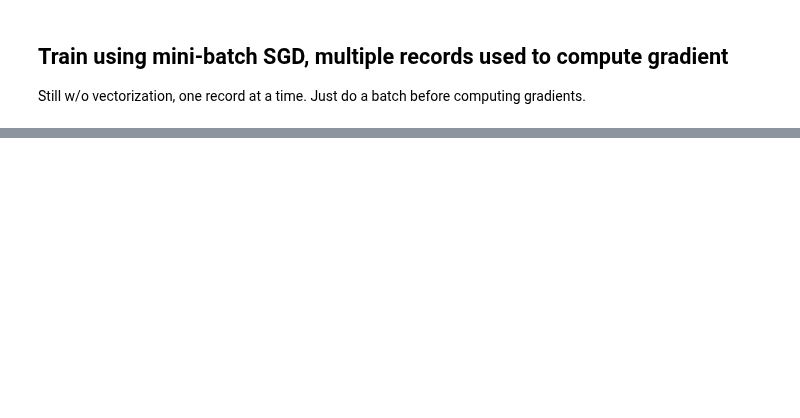
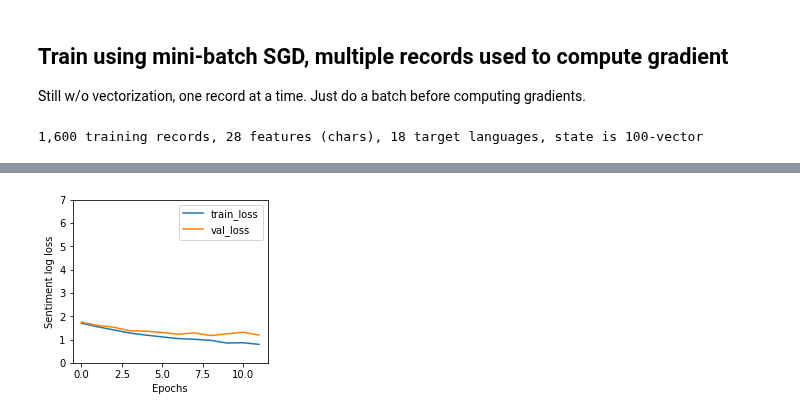
Before and after one commit to parrt/playdl, a Jupyter notebook: notebooks/RNN-lastname-simple.ipynb, the cells around one changed output, grey strips where cells are left out. Drawn from its saved outputs; the diff is of its cells as text; code cells hidden in the pictures; blank space fills up the shorter version.

Commit message:
got batch in

```diff
--- a/notebooks/RNN-lastname-simple.ipynb
+++ b/notebooks/RNN-lastname-simple.ipynb
@@ -64,7 +65,7 @@ def cross_entropy(y_prob, y_true):
     -1*log(small value) = big value.
     y_true values must be positive integers in [0,k-1].
     """
-    n = y_prob.shape[0]
+    n = len(y_true)
     # Get value at y_true[j] for each sample with fancy indexing
     p = y_prob[range(n),y_true]
     return torch.mean(-torch.log(p))
@@ -107,14 +108,14 @@ df_test['name'] = df_test['name'].str.lower()
 # %% [markdown]
 ## Get vocab
 # %%
-def vocab(strings):
+def getvocab(strings):
     letters = [list(l) for l in strings]
     vocab = set([c for cl in letters for c in cl])
     vocab = sorted(list(vocab))
     ctoi = {c:i for i, c in enumerate(vocab)}
     return vocab, ctoi
 # %%
-vocab, ctoi = vocab(df_train['name'])
+vocab, ctoi = getvocab(df_train['name'])
 # %% [markdown]
 ## Split names into variable-length lists
 # %%
@@ -290,8 +299,11 @@ KeyboardInterrupt:
 
 Still w/o vectorization, one record at a time. Just do a batch before computing gradients.
 # %%
-nhidden = 80
+nhidden = 100
 nfeatures = len(vocab)
 nclasses = len(y_cats)
+batch_size = 32
 n = len(X_train)
 print(f"{n:,d} training records, {nfeatures} features (chars), {nclasses} target languages, state is {nhidden}-vector")
+# %% [output]
+1,600 training records, 28 features (chars), 18 target languages, state is 100-vector
@@ -304,13 +310,14 @@ V = randn(nclasses, nhidden, device=device, requires_grad=True)  # take RNN outp
 # %%
-learning_rate = 0.001
-weight_decay = 0.0#0001
-batch_size = 32
+#torch.manual_seed(0) # SET SEED FOR TESTING
+W = torch.eye(nhidden, nhidden,   dtype=torch.float64, device=device, requires_grad=True)
+U = randn(nhidden,     nfeatures, dtype=torch.float64, device=device, requires_grad=True) # embed one-hot char vec
+V = randn(nclasses,    nhidden,   dtype=torch.float64, device=device, requires_grad=True) # take RNN output (h) and predict target
 
-optimizer = torch.optim.Adam([W,U,V], lr=learning_rate, weight_decay=weight_decay)
+optimizer = torch.optim.Adam([W,U,V], lr=0.01, weight_decay=0.0)
 
 history = []
-epochs = 10
-for epoch in range(1, epochs + 1):
+epochs = 12
+for epoch in range(1, epochs+1):
 #     print(f"EPOCH {epoch}")
     epoch_training_loss = 0.0
     epoch_training_accur = 0.0
@@ -318,51 +325,45 @@ for epoch in range(1, epochs + 1):
         loss = 0
         for i in range(p, p+batch_size): # do one batch
             x = X_train[i]
-    #         print(i,x)
-            h = torch.zeros(nhidden, 1, dtype=torch.float64, requires_grad=False)  # reset hidden state at start of record
-            h = h.to(device)
+            h = torch.zeros(nhidden, 1, dtype=torch.float64, device=device, requires_grad=False)  # reset hidden state at start of record
             for j in range(len(x)):  # for each char in a name
-                x_onehot = onehot(x[j])
-                h = W.mm(h) + U.mm(x_onehot)# + b
-#                 h = torch.tanh(h)  # squish to (-1,+1)
+                h = W.mm(h) + U.mm(onehot(x[j]))
                 h = torch.relu(h)
-    #             print("h",h)
             # h is output of RNN, a fancy CBOW embedding for variable-length sequence in x
             # run through a final layer to map that h to a one-hot encoded predicted class
-    #         h = dropout(h, p=0.4)
-            o = V.mm(h)# + Vb
+#             h = dropout(h, p=0.3)
+            o = V.mm(h)
             o = o.reshape(1,nclasses)
-    #             print("o",o)
             o = softmax(o)
-    #             print("softmax",o,"y_train[i]",y_train[i])
-            word_loss = cross_entropy(o, y_train[i])
-            loss = loss + word_loss
-            epoch_training_loss += loss.item()
-            correct = torch.argmax(o)==y_train[i]
+            loss += cross_entropy(o, y_train[i])
+            correct = torch.argmax(o[0])==y_train[i]
             epoch_training_accur += correct
-    #         print("\tword loss", torch.mean(torch.tensor(losses)).item())
 
-        loss /= batch_size
-
+        # update matrices based upon loss computed from a batch
+        optimizer.zero_grad()
         loss.backward() # autograd computes U.grad, M.grad, ...
         optimizer.step()
-        optimizer.zero_grad()
+
+        epoch_training_loss += loss.detach().item()
 
     epoch_training_loss /= n
     epoch_training_accur /= n
 #     print(f"Epoch {epoch:3d} training loss {epoch_training_loss:7.4f} accur {epoch_training_accur:7.4f}")
 
     with torch.no_grad():
-        o = forward(X_train)
+        o = forward(X_train)#, apply_softmax=False)
         train_loss = cross_entropy(o, y_train)
-        correct = torch.argmax(o, dim=1).cpu()==torch.tensor(y_train)
+        correct = torch.argmax(o, dim=1).detach().cpu()==y_train
         train_accur = torch.sum(correct) / float(len(X_train))
+
         o = forward(X_valid)
         valid_loss = cross_entropy(o, y_valid)
-        correct = torch.argmax(o, dim=1).cpu()==torch.tensor(y_valid)
+        correct = torch.argmax(o, dim=1).detach().cpu()==y_valid
         valid_accur = torch.sum(correct) / float(len(X_valid))
+
         history.append((train_loss, valid_loss))
         print(f"Epoch: {epoch:3d} accum loss {epoch_training_loss:7.4f} accur {epoch_training_accur:4.3f} | train loss {train_loss:7.4f} accur {train_accur:4.3f} | valid loss {valid_loss:7.4f} accur {valid_accur:4.3f}")
 
 history = torch.tensor(history)
 plot_history(history, yrange=(0,7))
+# %% [output]
@@ -368,0 +382 @@ plot_history(history, yrange=(0,7))
+[figure, added]
```
Also changed, not shown: parts of 19 cells of this notebook, 2 other files.
